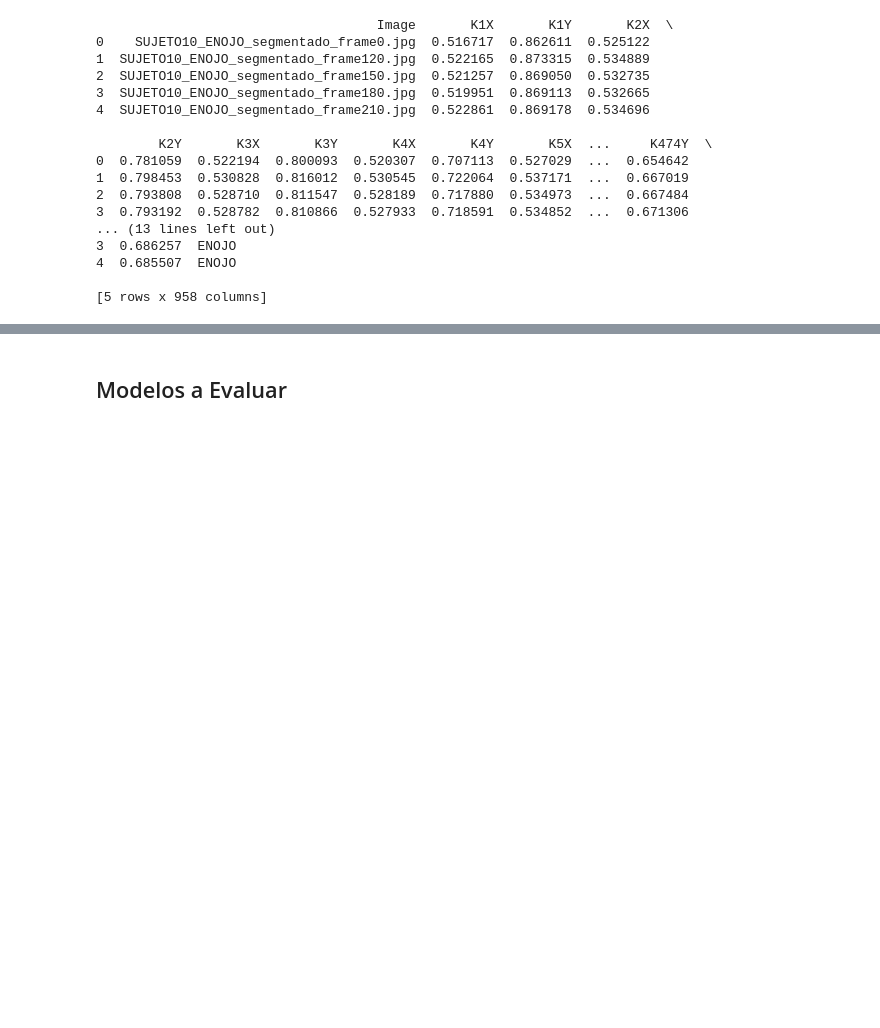
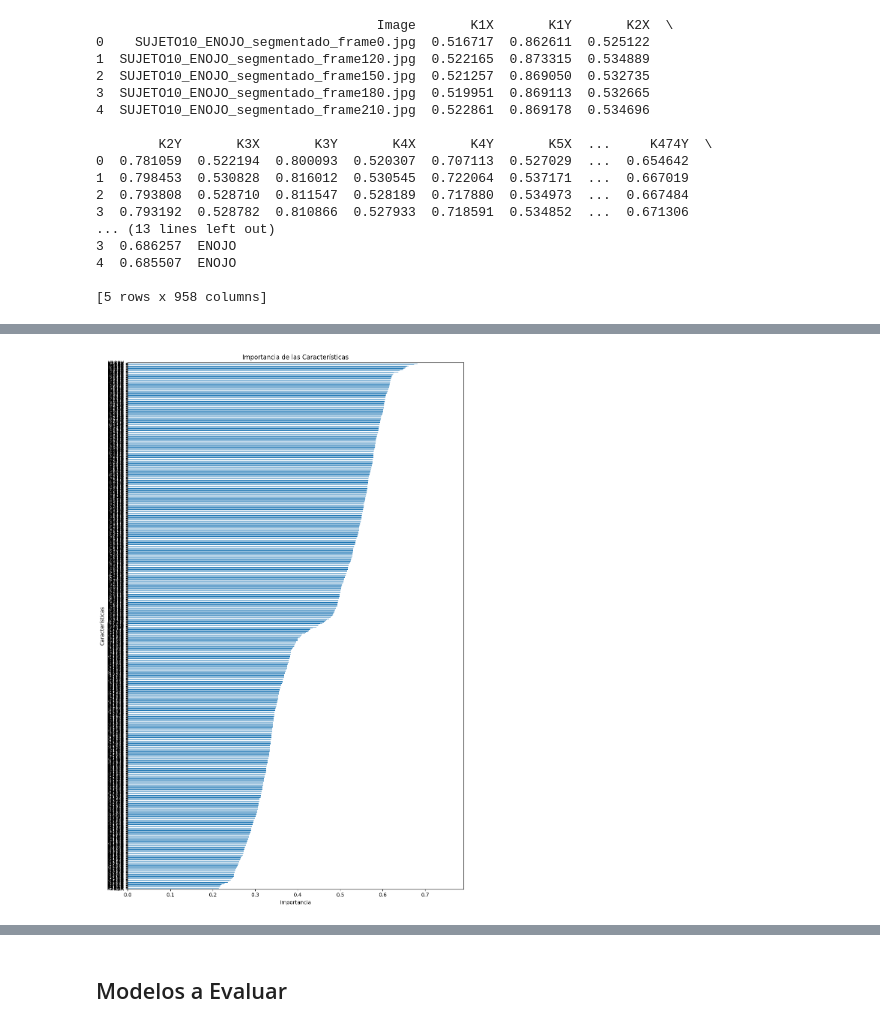
Before and after one commit to Ariana1998/Emociones, a Jupyter notebook: Notebook.ipynb, the cells around one changed output, grey strips where cells are left out. Saved outputs shown, nothing was run; the diff lists cells and outputs as text; code cells hidden in the pictures; blank space fills up the shorter version.

```diff
--- a/Notebook.ipynb
+++ b/Notebook.ipynb
@@ -570,0 +584,30 @@ Y = df.iloc[:, -1]
+# %%
+import matplotlib.pyplot as plt
+import pandas as pd
+from sklearn.feature_selection import mutual_info_classif
+
+# Suponiendo que X y Y ya están definidos y son tu conjunto de datos y etiquetas, respectivamente
+X_new = mutual_info_classif(X, Y)
+
+# Ajusta las etiquetas de las columnas para que coincidan con las dimensiones de X
+feat_imp = pd.Series(X_new, df.columns[1:len(df.columns)-1])
+
+# Ordena las características por importancia y grafica
+feat_imp_sorted = feat_imp.sort_values()
+
+# Graficar la importancia de las características
+plt.figure(figsize=(10, 15))  # Ajusta el tamaño según sea necesario
+feat_imp_sorted.plot(kind='barh')
+
+# Rotar las etiquetas
+plt.gca().tick_params(axis='y', labelrotation=0)  # Cambia a 45 o 90 si es necesario
+
+# Mejora la legibilidad del gráfico
+plt.xlabel('Importancia')
+plt.ylabel('Características')
+plt.title('Importancia de las Características')
+plt.tight_layout()  # Asegura que todo encaje sin superponerse
+
+plt.show()
+# %% [output]
+[figure, added]
```
Also changed, not shown: parts of 3 cells of this notebook.
